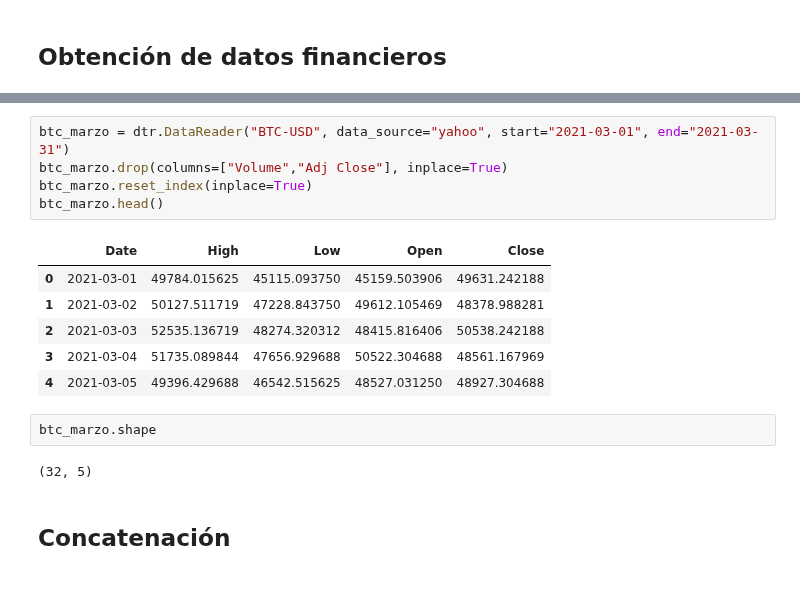
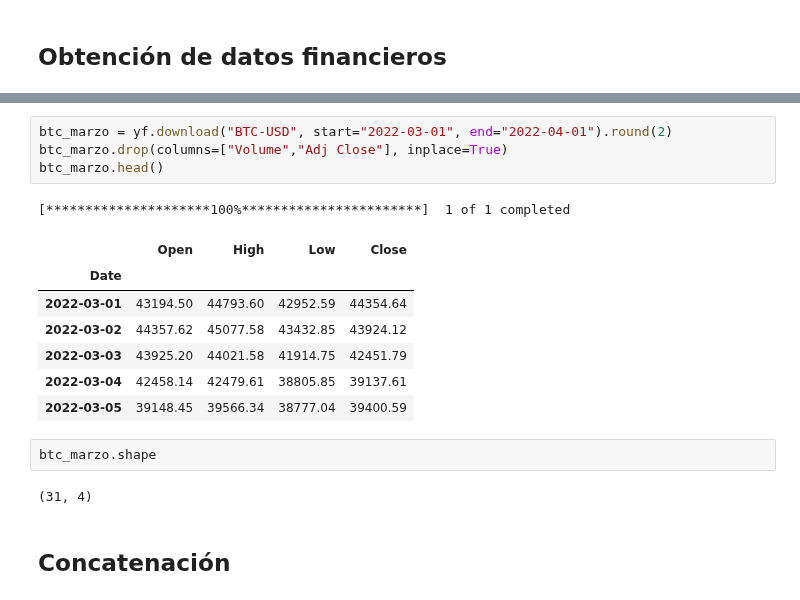
Before and after one commit to cristiandarioortegayubro/BA, a Jupyter notebook: pd_03.ipynb, the cells around one changed output, grey strips where cells are left out. Cells and saved outputs as stored; diff of their text form.

```diff
--- a/pd_03.ipynb
+++ b/pd_03.ipynb
@@ -153,19 +161,20 @@ btc_febrero.shape
 # %%
-btc_marzo = dtr.DataReader("BTC-USD", data_source="yahoo", start="2021-03-01", end="2021-03-31")
+btc_marzo = yf.download("BTC-USD", start="2022-03-01", end="2022-04-01").round(2)
 btc_marzo.drop(columns=["Volume","Adj Close"], inplace=True)
-btc_marzo.reset_index(inplace=True)
 btc_marzo.head()
 # %% [output]
+[*********************100%***********************]  1 of 1 completed
-|  | Date | High | Low | Open | Close |
-| 0 | 2021-03-01 | 49784.015625 | 45115.093750 | 45159.503906 | 49631.242188 |
-| 1 | 2021-03-02 | 50127.511719 | 47228.843750 | 49612.105469 | 48378.988281 |
-| 2 | 2021-03-03 | 52535.136719 | 48274.320312 | 48415.816406 | 50538.242188 |
-| 3 | 2021-03-04 | 51735.089844 | 47656.929688 | 50522.304688 | 48561.167969 |
-| 4 | 2021-03-05 | 49396.429688 | 46542.515625 | 48527.031250 | 48927.304688 |
+|  | Open | High | Low | Close |
+| Date |  |  |  |  |
+| 2022-03-01 | 43194.50 | 44793.60 | 42952.59 | 44354.64 |
+| 2022-03-02 | 44357.62 | 45077.58 | 43432.85 | 43924.12 |
+| 2022-03-03 | 43925.20 | 44021.58 | 41914.75 | 42451.79 |
+| 2022-03-04 | 42458.14 | 42479.61 | 38805.85 | 39137.61 |
+| 2022-03-05 | 39148.45 | 39566.34 | 38777.04 | 39400.59 |
 # %%
 btc_marzo.shape
 # %% [output]
-(32, 5)
+(31, 4)
 # %% [markdown]
 ## **Concatenación**
 # %%
```
Also changed, not shown: parts of 32 cells of this notebook.
